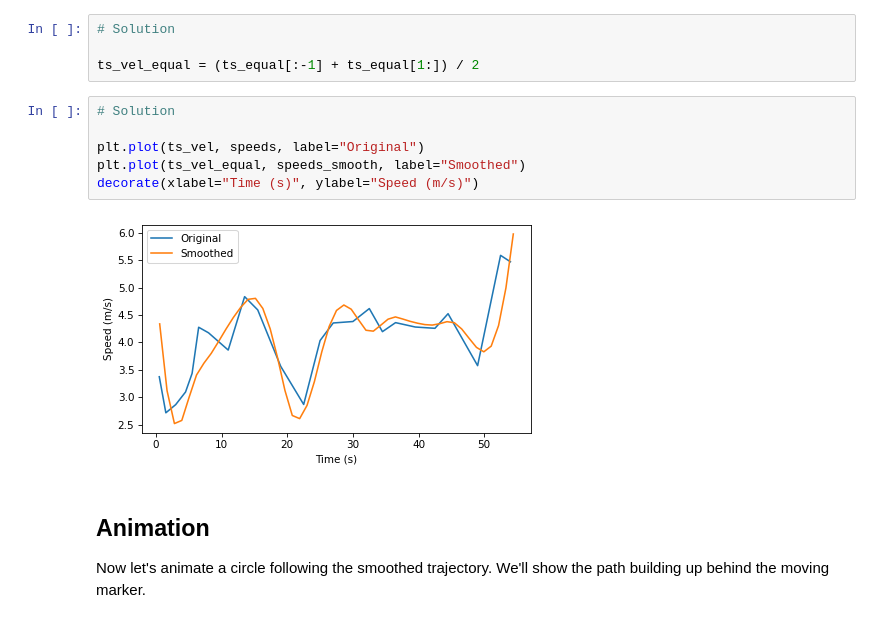
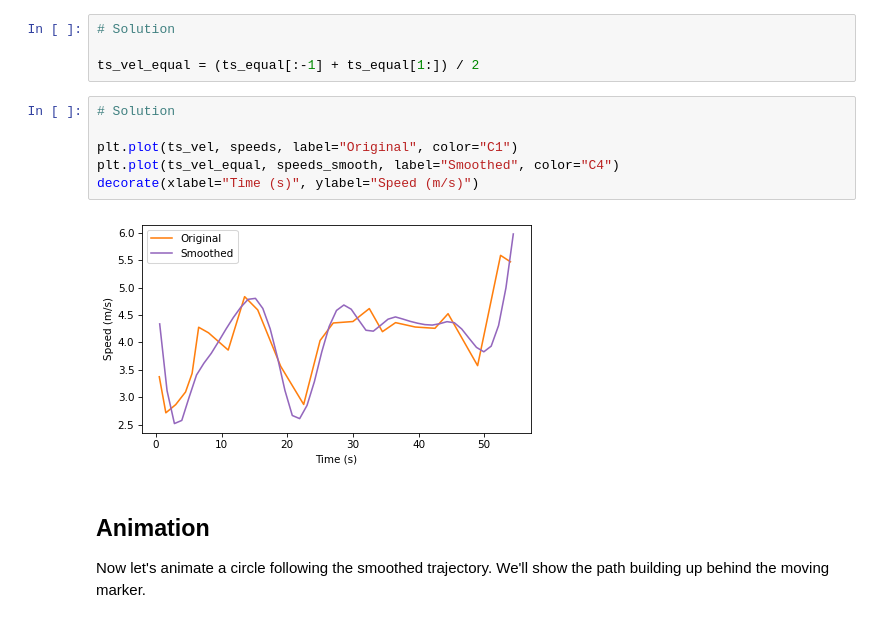
Before and after one commit to AllenDowney/ThinkLinearAlgebra, a Jupyter notebook: chapters/track.ipynb, the cells around one changed output. Cells and saved outputs as stored; diff of their text form.

```diff
--- a/chapters/track.ipynb
+++ b/chapters/track.ipynb
@@ -884,11 +881,11 @@ ts_vel_equal = (ts_equal[:-1] + ts_equal[1:]) / 2
 # %%
 # Solution
 
-plt.plot(ts_vel, speeds, label="Original")
-plt.plot(ts_vel_equal, speeds_smooth, label="Smoothed")
+plt.plot(ts_vel, speeds, label="Original", color="C1")
+plt.plot(ts_vel_equal, speeds_smooth, label="Smoothed", color="C4")
 decorate(xlabel="Time (s)", ylabel="Speed (m/s)")
 # %% [output]
-[figure, old version]
+[figure, new version]
 # %% [markdown]
 ## Animation
 
```
Also changed, not shown: parts of 11 cells of this notebook.
